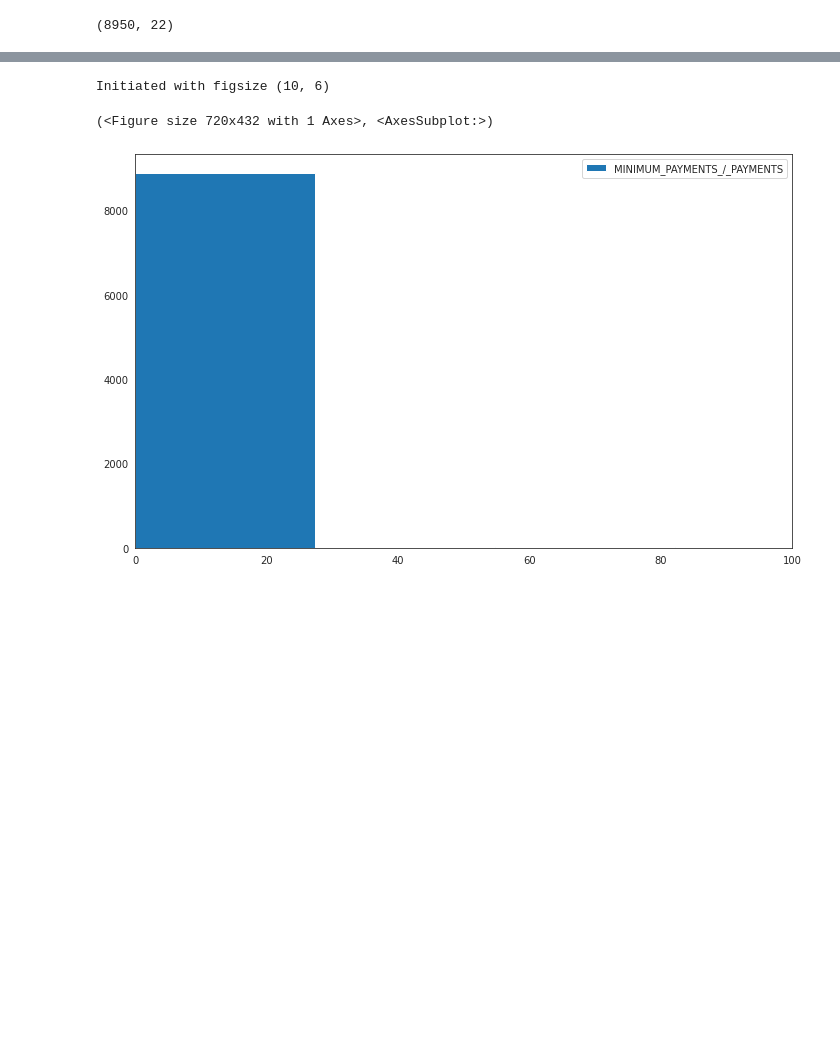
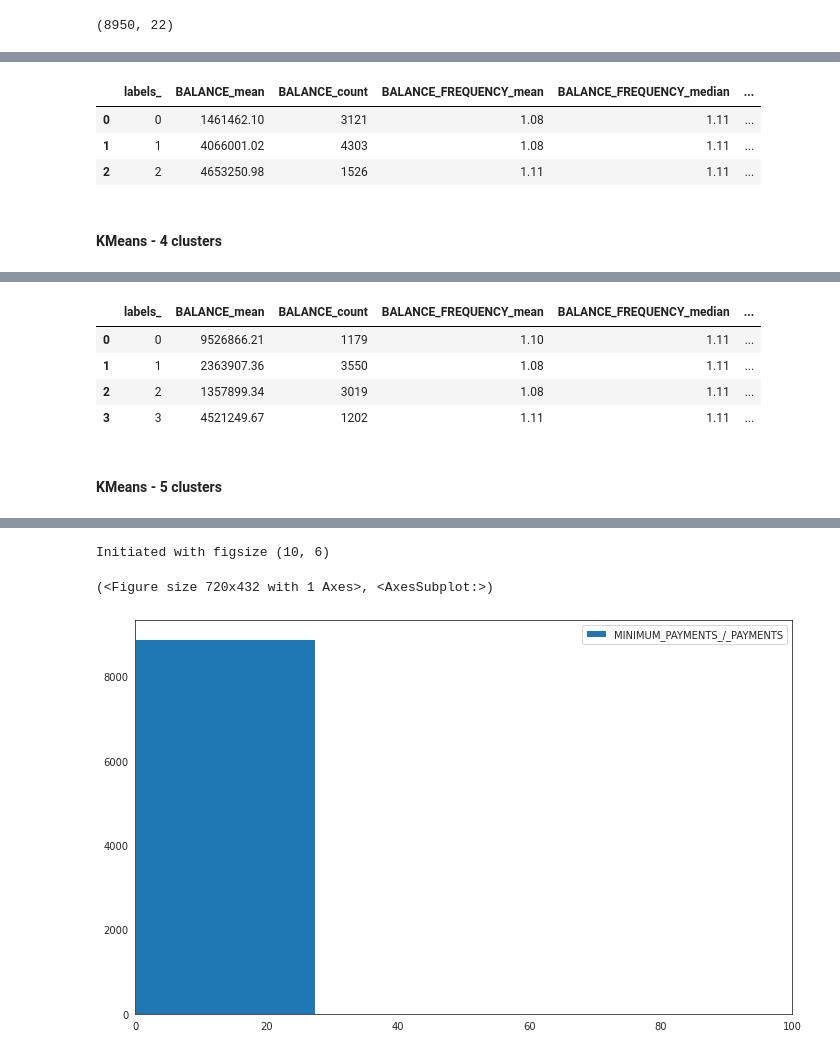
Before and after one commit to philippe-heitzmann/CC_Customers_Unsupervised_Clustering, a Jupyter notebook: Credit_Card_Unsupervised_Clustering.ipynb, the cells around one changed output, grey strips where cells are left out. Drawn from its saved outputs; the diff is of its cells as text; code cells hidden in the pictures; blank space fills up the shorter version.

```diff
--- a/Credit_Card_Unsupervised_Clustering.ipynb
+++ b/Credit_Card_Unsupervised_Clustering.ipynb
@@ -42,6 +42,8 @@ from utils2 import *
 from IPython.core.display import display, HTML
 display(HTML("<style>.container { width:100% !important; }</style>"))
 pd.set_option('display.max_columns', None)
+
+pd.set_option('display.float_format', lambda x: '%.2f' % x)
 # %% [markdown]
 ### Notebook Purpose: Perform unsupervised clustering on dataset of credit card transaction behaviors of ~9000 customers taken from following Kaggle competition https://www.kaggle.com/arjunbhasin2013/ccdata/version/1
 
@@ -524,3 +526,5 @@ fig, intertia = get_elbow_plot(X, start = 1, end = 11, elbow_annot = 4, random_s
 fig
 # %% [output]
 [interactive output not drawn]
+# %%
+cols = list(df.columns)
@@ -532,6 +550,16 @@ import utils2
 from importlib import reload
 reload(utils2)
 from utils2 import *
+
+dfg, data_inv = inv_transform(data = df, scaler = scaler, cols = cols, clusters = clusters)
+dfg.head()
+# %% [output]
+|  | labels_ | BALANCE_mean | BALANCE_count | BALANCE_FREQUENCY_mean | BALANCE_FREQUENCY_median | ... |
+| 0 | 0 | 1461462.10 | 3121 | 1.08 | 1.11 | ... |
+| 1 | 1 | 4066001.02 | 4303 | 1.08 | 1.11 | ... |
+| 2 | 2 | 4653250.98 | 1526 | 1.11 | 1.11 | ... |
+# %% [markdown]
+#### KMeans - 4 clusters
 # %%
 fig, polar, clusters, scaler = get_kmeans(data = df, cols = list(df.columns), n_clusters = 4, random_state = 42)
 fig
@@ -540,0 +574,19 @@ fig
+# %%
+import sys
+sys.path.append('/Users/Administrator/DS/DeepRoad/Object_Detection')
+sys.path.append('/Users/phil0/DS/DeepRoad/Object_Detection')
+import utils2
+from importlib import reload
+reload(utils2)
+from utils2 import *
+
+dfg, data_inv = inv_transform(data = df, scaler = scaler, cols = cols, clusters = clusters)
+dfg.head()
+# %% [output]
+|  | labels_ | BALANCE_mean | BALANCE_count | BALANCE_FREQUENCY_mean | BALANCE_FREQUENCY_median | ... |
+| 0 | 0 | 9526866.21 | 1179 | 1.10 | 1.11 | ... |
+| 1 | 1 | 2363907.36 | 3550 | 1.08 | 1.11 | ... |
+| 2 | 2 | 1357899.34 | 3019 | 1.08 | 1.11 | ... |
+| 3 | 3 | 4521249.67 | 1202 | 1.11 | 1.11 | ... |
+# %% [markdown]
+#### KMeans - 5 clusters
```
Also changed, not shown: parts of 20 cells of this notebook.
